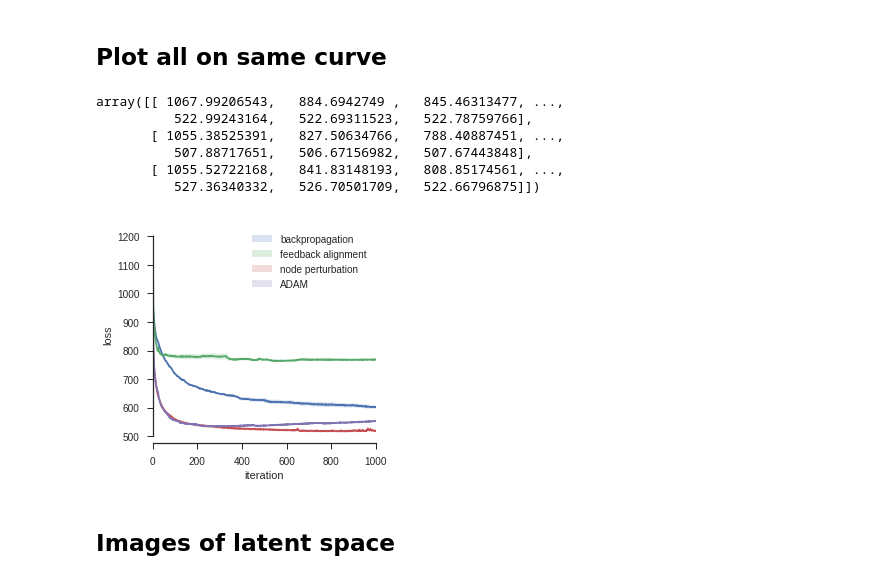
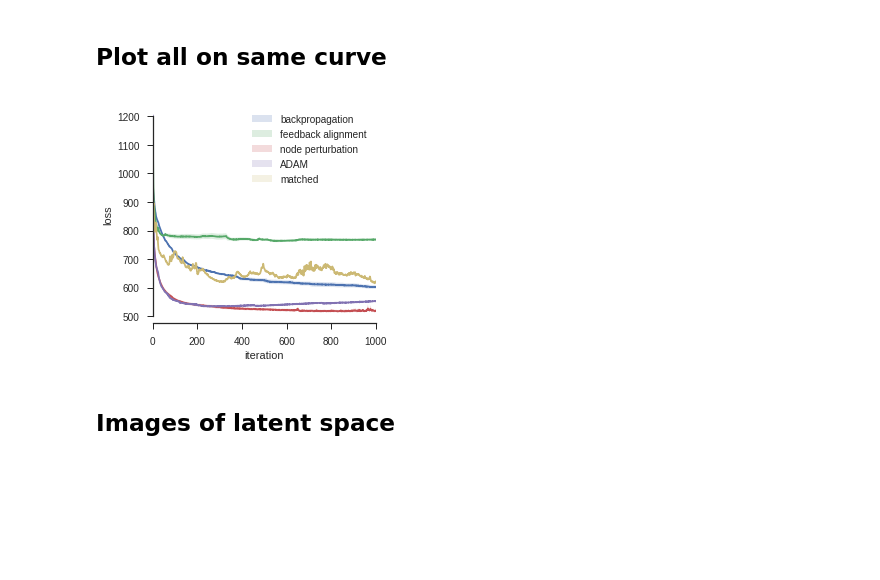
Before and after one commit to benlansdell/synthfeedback, a Jupyter notebook: notebooks/fig_3_autoencoder.ipynb, the cells around one changed output. Cells and saved outputs as stored; diff of their text form; code cells hidden in the pictures; blank space fills up the shorter version.

```diff
--- a/notebooks/fig_3_autoencoder.ipynb
+++ b/notebooks/fig_3_autoencoder.ipynb
@@ -67,33 +67,32 @@ with open(fn_in, 'rb') as f:
 tags = data['tags']
 metrics = data['metrics']
 loss_NP = metrics[0,:,:,idx]
-# %%
-loss_NP
-# %% [output]
-array([[ 1067.99206543,   884.6942749 ,   845.46313477, ...,
-          522.99243164,   522.69311523,   522.78759766],
-       [ 1055.38525391,   827.50634766,   788.40887451, ...,
-          507.88717651,   506.67156982,   507.67443848],
-       [ 1055.52722168,   841.83148193,   808.85174561, ...,
-          527.36340332,   526.70501709,   522.66796875]])
+# %%
+## load the matched data
+fn_in = './experiments/nodepert_ae5_matched_convparams/summary/3_autoencoder_correctbatch.npz'
+with open(fn_in, 'rb') as f:
+    data = pickle.load(f)
+tags = data['tags']
+metrics = data['metrics']
+loss_matched = metrics[0,:,:,idx]
 # %%
 fig,axes = plt.subplots(1,1,figsize=(4,4))
 
 sns.tsplot(loss_BP, ax = axes, color='C0')
 sns.tsplot(loss_FA, ax = axes, color='C1')
-#sns.tsplot(np.squeeze(loss_NP), ax = axes, color='C2')
 sns.tsplot(loss_NP, ax = axes, color='C2')
 sns.tsplot(loss_AD, ax = axes, color='C3')
+sns.tsplot(loss_matched, ax = axes, color='C4')
 
-axes.legend(['backpropagation', 'feedback alignment', 'node perturbation', 'ADAM'])
+axes.legend(['backpropagation', 'feedback alignment', 'node perturbation', 'ADAM', 'matched'])
 #axes.set_yscale('log')
 axes.set_xlabel('iteration');
 #axes.set_ylim([450, 1200])
 axes.set_ylabel('loss')
 sns.despine(trim=True)
 #plt.savefig('./figures/3_autoencoder_losses.pdf')
 # %% [output]
-[figure, old version]
+[figure, new version]
 # %% [markdown]
 ## Images of latent space
 # %%
```
